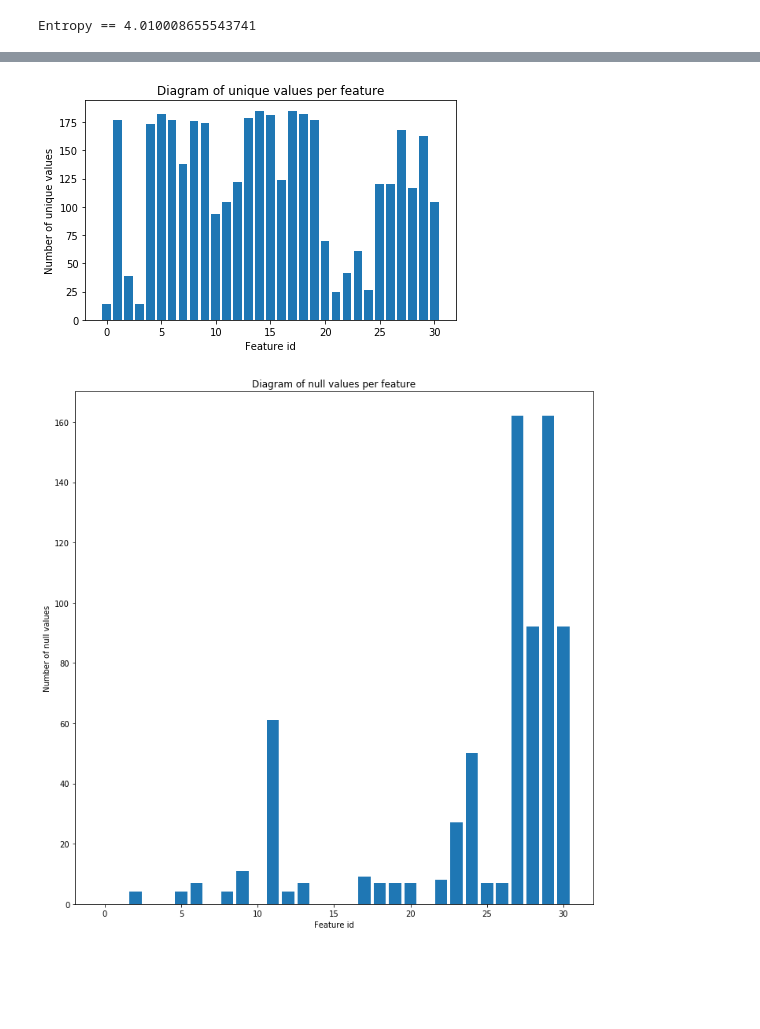
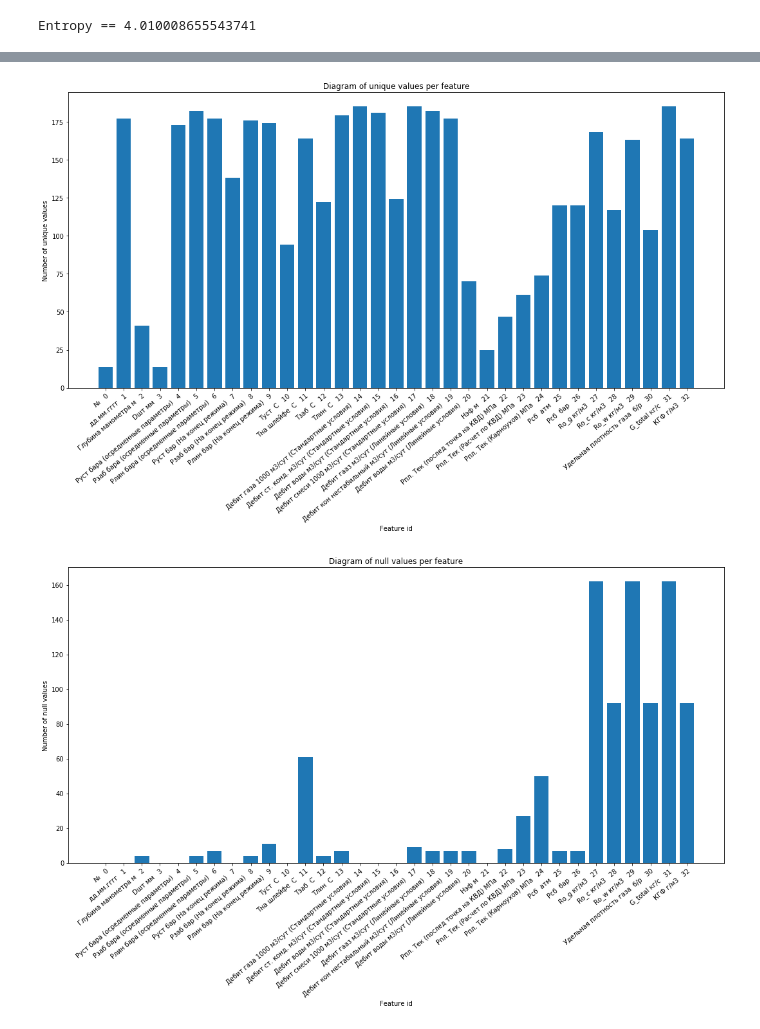
Before and after one commit to Gridbug/nsu_machine_learning_2020, a Jupyter notebook: Lab2/Lab_2.ipynb, the cells around one changed output, grey strips where cells are left out. Drawn from its saved outputs; the diff is of its cells as text; code cells hidden in the pictures; blank space fills up the shorter version.

Commit message:
Added correlation heatmap. Updated chart tick labels

```diff
--- a/Lab2/Lab_2.ipynb
+++ b/Lab2/Lab_2.ipynb
@@ -20,7 +20,7 @@ print(data)
 
 numSamples = dataFrame.shape[0]
 print("Num samples == " + str(numSamples))
-numFeatures = dataFrame.shape[1] - 2  #Last to features used as class designation
+numFeatures = dataFrame.shape[1]  #Last to features used as class designation
 print("Num features == " + str(numFeatures))
 # %% [output]
 (185, 33)
@@ -152,6 +152,15 @@ ax.set_xlabel('Feature id')
 ax.set_ylabel('Information gain ratio')
 ax.set_title('Diagram of IGR per feature')
 
+xLabels = [""] * numFeatures
+for i in range(numFeatures):
+    xLabels[i] = dataFrame.columns[i] + "   " + str(i)
+
+ax.set_xticks(np.arange(numFeatures))
+ax.set_xticklabels(xLabels)
+plt.setp(ax.get_xticklabels(), rotation=40, ha="right",
+             rotation_mode="anchor")
+
 fig.tight_layout()
 plt.show()
 # %% [output]
@@ -164,7 +173,7 @@ for featureId in range(numFeatures):
     uniqueFeatureValues = Counter(listOfFeatureValues).keys()
     numUniqueValues[featureId] = len(uniqueFeatureValues)
 
-fig = plt.figure()
+fig = plt.figure(figsize=(15, 10))
 ax = plt.subplot()
 ax.bar(range(numFeatures), numUniqueValues)
 
@@ -172,27 +181,45 @@ ax.set_xlabel('Feature id')
 ax.set_ylabel('Number of unique values')
 ax.set_title('Diagram of unique values per feature')
 
+xLabels = [""] * numFeatures
+for i in range(numFeatures):
+    xLabels[i] = dataFrame.columns[i] + "   " + str(i)
+
+ax.set_xticks(np.arange(numFeatures))
+ax.set_xticklabels(xLabels)
+plt.setp(ax.get_xticklabels(), rotation=40, ha="right",
+             rotation_mode="anchor")
+
 fig.tight_layout()
 plt.show()
 # %% [output]
-[figure, old version]
+[figure, new version]
 # %%
 numNullValues = [0] * numFeatures
 
 for featureId in range(2, numFeatures):
     for sampleId in range(numSamples):
         if (math.isnan(float(dataFrame.values[sampleId, featureId]))):
             numNullValues[featureId] += 1
 
-fig = plt.figure(figsize = (10, 10))
+fig = plt.figure(figsize = (15, 10))
 ax = plt.subplot()
 ax.bar(range(numFeatures), numNullValues)
 
 ax.set_xlabel('Feature id')
 ax.set_ylabel('Number of null values')
 ax.set_title('Diagram of null values per feature')
 
+xLabels = [""] * numFeatures
+for i in range(numFeatures):
+    xLabels[i] = dataFrame.columns[i] + "   " + str(i)
+
+ax.set_xticks(np.arange(numFeatures))
+ax.set_xticklabels(xLabels)
+plt.setp(ax.get_xticklabels(), rotation=40, ha="right",
+             rotation_mode="anchor")
+
 fig.tight_layout()
 plt.show()
 # %% [output]
-[figure, old version]
+[figure, new version]
```
Also changed, not shown: parts of 5 cells of this notebook.
